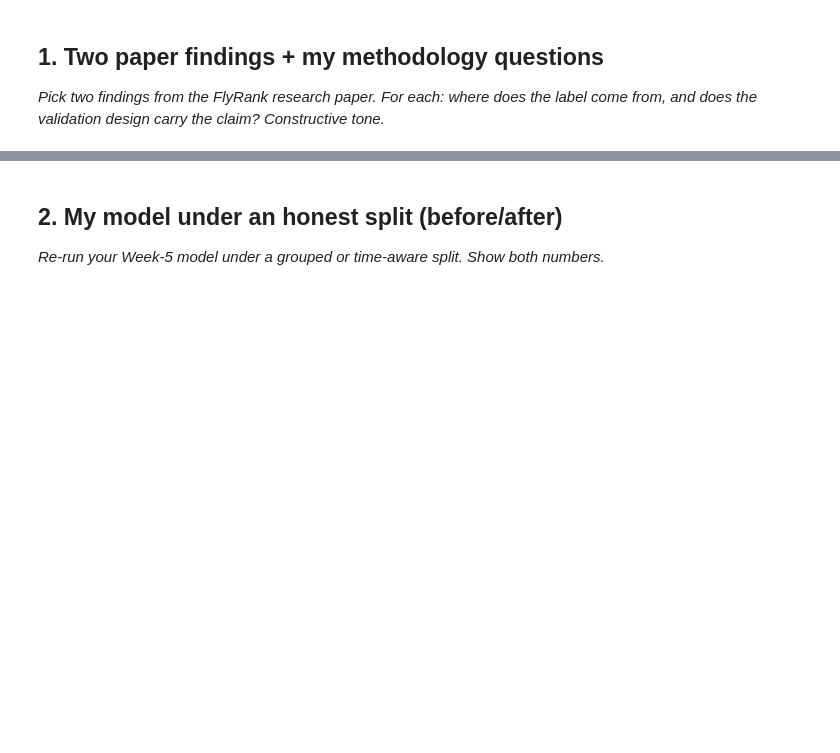
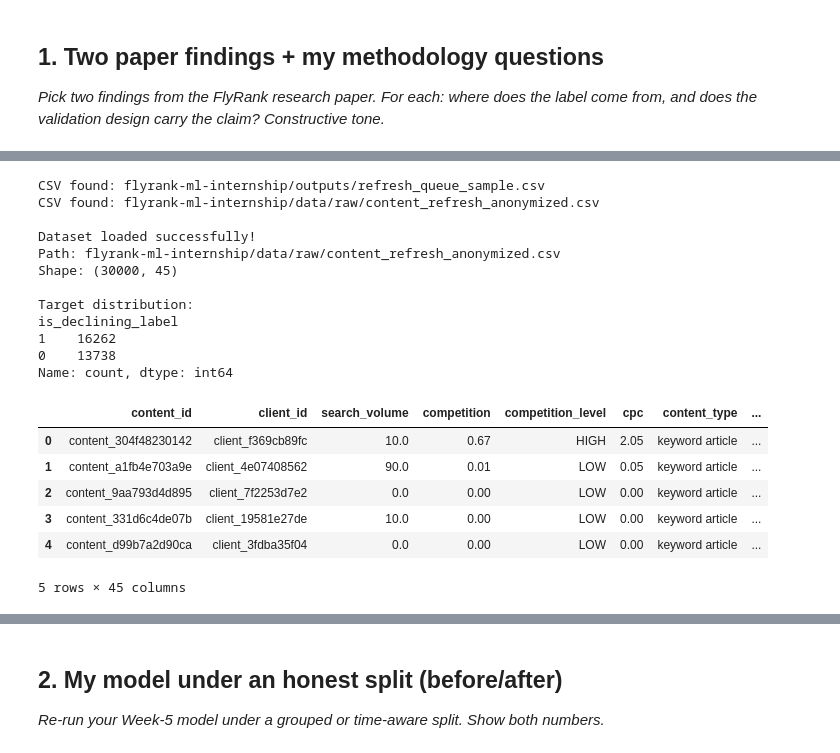
Before and after one commit to Duchalsoham12/flyrank-ml-internship, a Jupyter notebook: work/notebooks/w06_validation_audit.ipynb, the cells around one changed output, grey strips where cells are left out. Cells and saved outputs as stored; diff of their text form; code cells hidden in the pictures; blank space fills up the shorter version.

```diff
--- a/work/notebooks/w06_validation_audit.ipynb
+++ b/work/notebooks/w06_validation_audit.ipynb
@@ -15,0 +96,61 @@ This skeleton is yours to fill. Work the sections **in order** — each one has
+# %%
+import os
+import pandas as pd
+import numpy as np
+
+# Clone your GitHub repository
+repo_url = "https://github.com/Duchalsoham12/flyrank-ml-internship.git"
+repo_path = "flyrank-ml-internship"
+
+if not os.path.exists(repo_path):
+    !git clone {repo_url}
+
+# Find the CSV automatically
+csv_file = None
+
+for root, dirs, files in os.walk(repo_path):
+    for file in files:
+        if file.lower().endswith(".csv"):
+            print("CSV found:", os.path.join(root, file))
+            if "content_refresh" in file.lower():
+                csv_file = os.path.join(root, file)
+
+# Load the correct dataset
+if csv_file is None:
+    raise FileNotFoundError("content_refresh_anonymized.csv was not found in the repository.")
+
+df = pd.read_csv(csv_file)
+
+# Create target
+df["is_declining_label"] = (
+    df["trend_direction"].astype(str).str.lower() == "down"
+).astype(int)
+
+print("\nDataset loaded successfully!")
+print("Path:", csv_file)
+print("Shape:", df.shape)
+
+print("\nTarget distribution:")
+print(df["is_declining_label"].value_counts())
+
+display(df.head())
+# %% [output]
+CSV found: flyrank-ml-internship/outputs/refresh_queue_sample.csv
+CSV found: flyrank-ml-internship/data/raw/content_refresh_anonymized.csv
+
+Dataset loaded successfully!
+Path: flyrank-ml-internship/data/raw/content_refresh_anonymized.csv
+Shape: (30000, 45)
+
+Target distribution:
+is_declining_label
+1    16262
+0    13738
+Name: count, dtype: int64
+|  | content_id | client_id | search_volume | competition | competition_level | cpc | content_type | ... |
+| 0 | content_304f48230142 | client_f369cb89fc | 10.0 | 0.67 | HIGH | 2.05 | keyword article | ... |
+| 1 | content_a1fb4e703a9e | client_4e07408562 | 90.0 | 0.01 | LOW | 0.05 | keyword article | ... |
+| 2 | content_9aa793d4d895 | client_7f2253d7e2 | 0.0 | 0.00 | LOW | 0.00 | keyword article | ... |
+| 3 | content_331d6c4de07b | client_19581e27de | 10.0 | 0.00 | LOW | 0.00 | keyword article | ... |
+| 4 | content_d99b7a2d90ca | client_3fdba35f04 | 0.0 | 0.00 | LOW | 0.00 | keyword article | ... |
+5 rows × 45 columns
```
Also changed, not shown: parts of 18 cells of this notebook.
